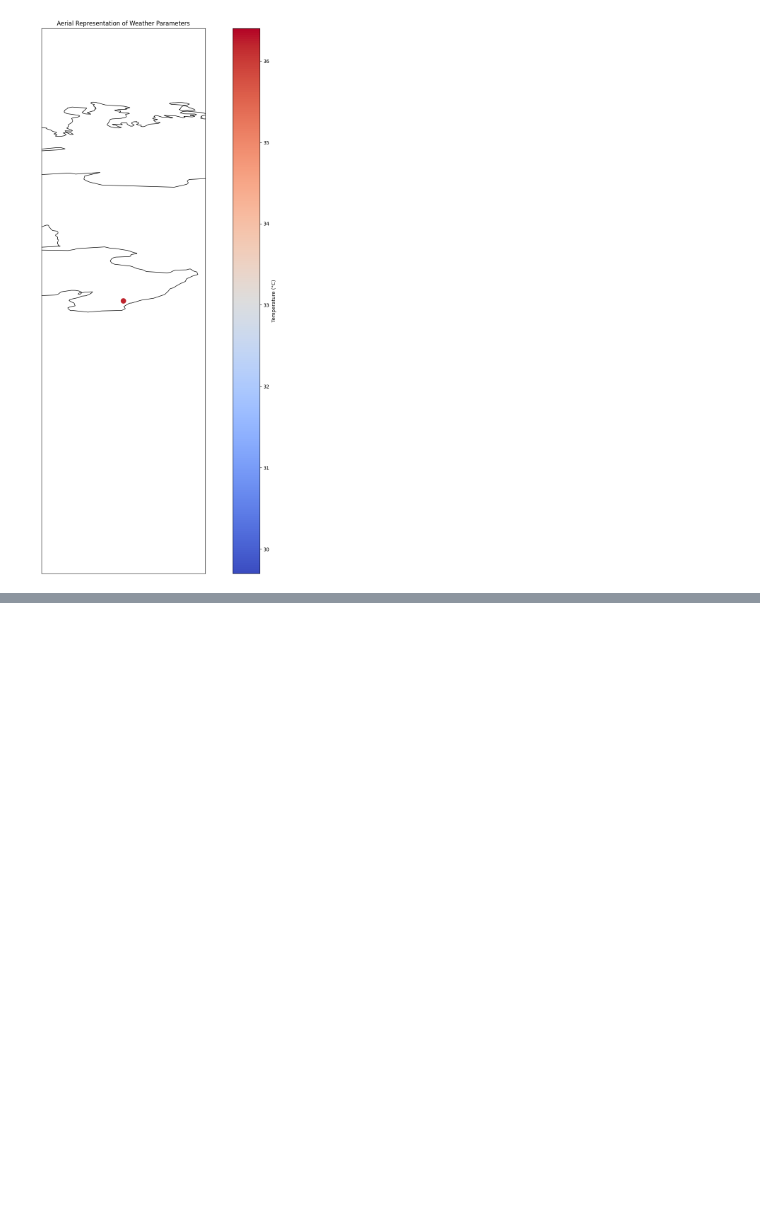
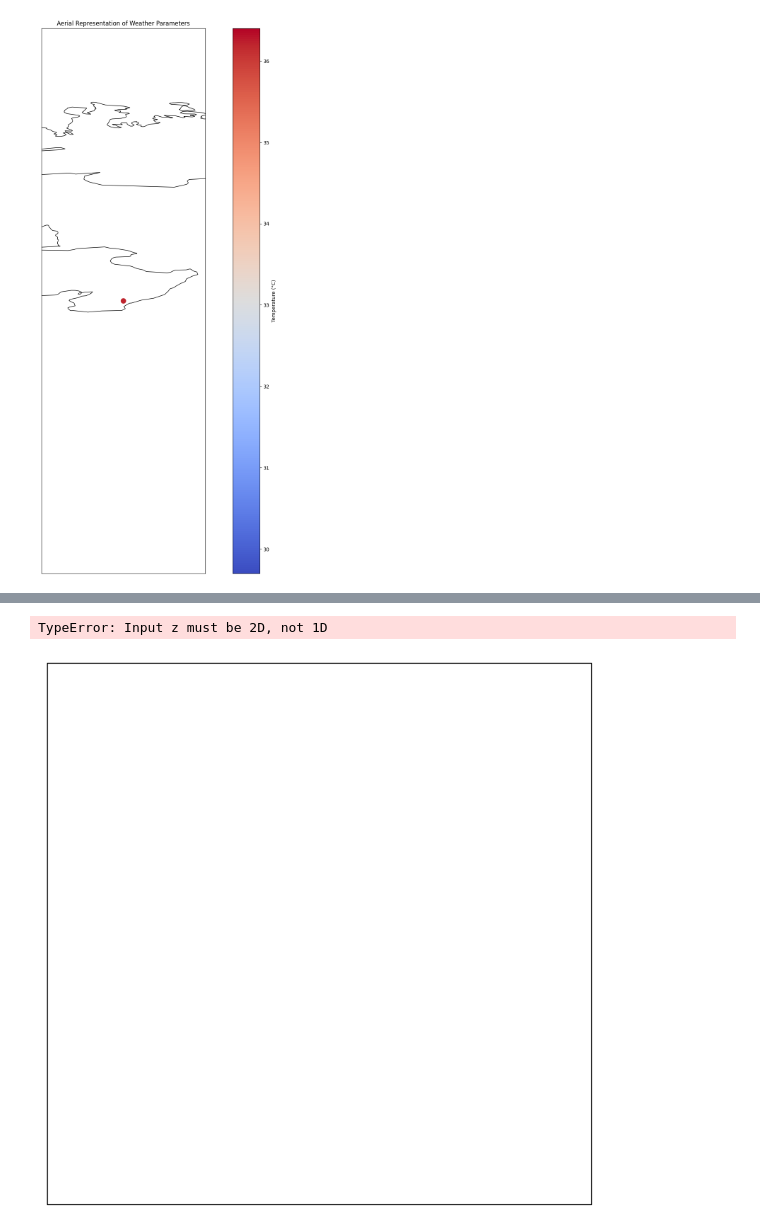
Before and after one commit to Rishit605/MetP, a Jupyter notebook: ETL.ipynb, the cells around one changed output, grey strips where cells are left out. Saved outputs shown, nothing was run; the diff lists cells and outputs as text; code cells hidden in the pictures; blank space fills up the shorter version.

```diff
--- a/ETL.ipynb
+++ b/ETL.ipynb
@@ -638,0 +699,39 @@ fig.show()
+# %%
+import pandas as pd
+import numpy as np
+import matplotlib.pyplot as plt
+import cartopy.crs as ccrs
+import cartopy.feature as cfeature
+
+# Load the weather data
+df = pd.read_csv(r'C:\Projs\COde\Meteo\MetP\data\concurrent_coord_bpl.csv')
+
+# Calculate the weights based on latitude
+weights = np.cos(np.deg2rad(df['Latitude']))
+
+# Create the Cartopy map
+fig, ax = plt.subplots(figsize=(12, 8), subplot_kw={'projection': ccrs.PlateCarree()})
+ax.set_extent([min(df['Longitude']), max(df['Longitude']), min(df['Latitude']), max(df['Latitude'])])
+ax.add_feature(cfeature.COASTLINE)
+ax.add_feature(cfeature.BORDERS)
+ax.add_feature(cfeature.STATES)
+
+# Create the grid directly from the DataFrame
+lon_grid = df['Longitude'][:]
+lat_grid = df['Latitude'][:]
+temp_grid = df['Temperature (°C)'][:]
+
+# Plot the weighted temperature contours
+contours = ax.contourf(lon_grid, lat_grid, temp_grid, levels=20, cmap='RdBu_r', transform=ccrs.PlateCarree(), weights=weights)
+cbar = fig.colorbar(contours, ax=ax)
+cbar.set_label('Temperature (°C)')
+
+# Add labels and title
+ax.set_title('Weighted Temperature Contours')
+ax.set_xlabel('Longitude')
+ax.set_ylabel('Latitude')
+
+plt.show()
+# %% [output]
+TypeError: Input z must be 2D, not 1D
+[figure, added]
```
Also changed, not shown: parts of 21 cells of this notebook, 4 other files.
